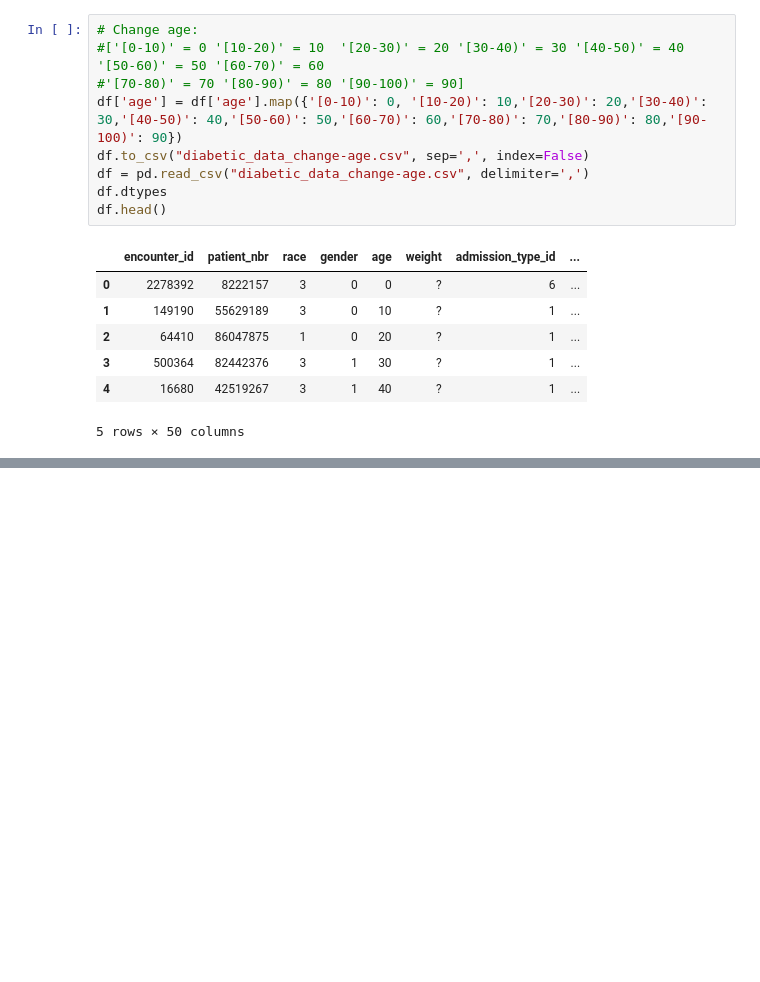
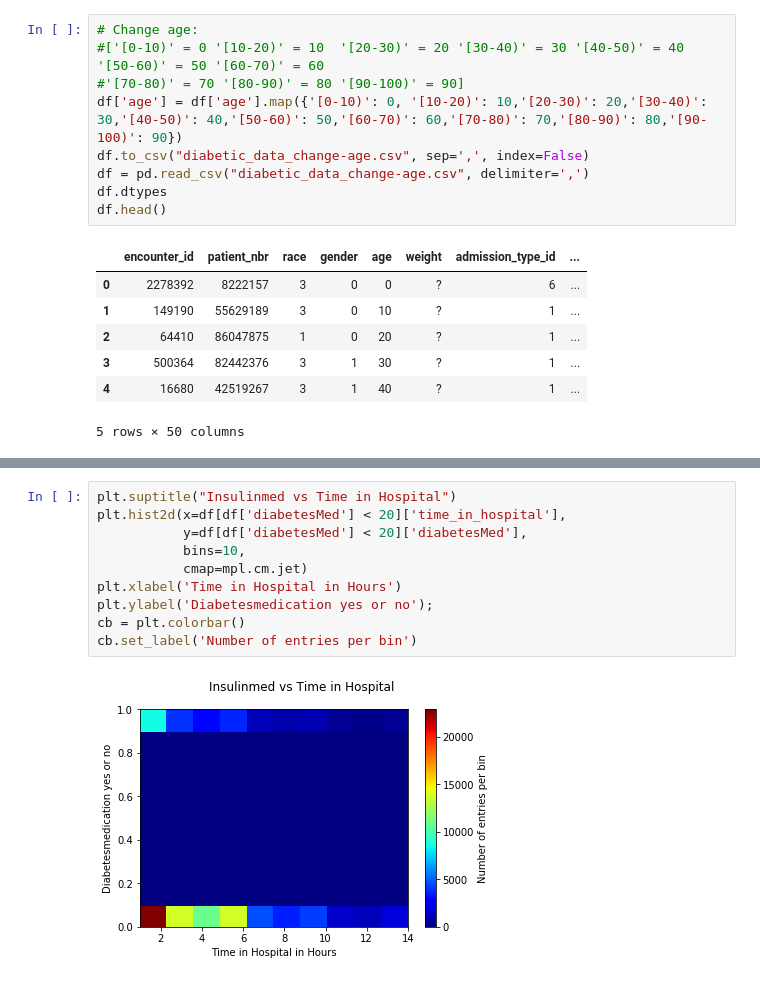
Before and after one commit to MuharremOkutan/datasciencetraining-1, a Jupyter notebook: solutiondiabetes.ipynb, the cells around one changed output, grey strips where cells are left out. Drawn from its saved outputs; the diff is of its cells as text; blank space fills up the shorter version.

```diff
--- a/solutiondiabetes.ipynb
+++ b/solutiondiabetes.ipynb
@@ -712,0 +773,12 @@ df.head()
+# %%
+plt.suptitle("Insulinmed vs Time in Hospital")
+plt.hist2d(x=df[df['diabetesMed'] < 20]['time_in_hospital'],
+           y=df[df['diabetesMed'] < 20]['diabetesMed'],
+           bins=10,
+           cmap=mpl.cm.jet)
+plt.xlabel('Time in Hospital in Hours')
+plt.ylabel('Diabetesmedication yes or no');
+cb = plt.colorbar()
+cb.set_label('Number of entries per bin')
+# %% [output]
+[figure, added]
```
Also changed, not shown: parts of 8 cells of this notebook, 1 other file.
